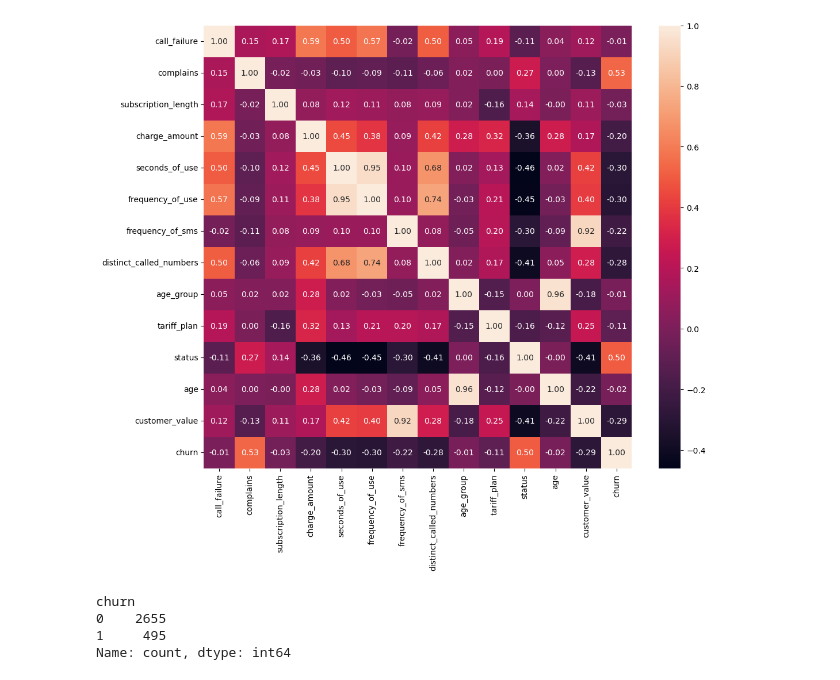
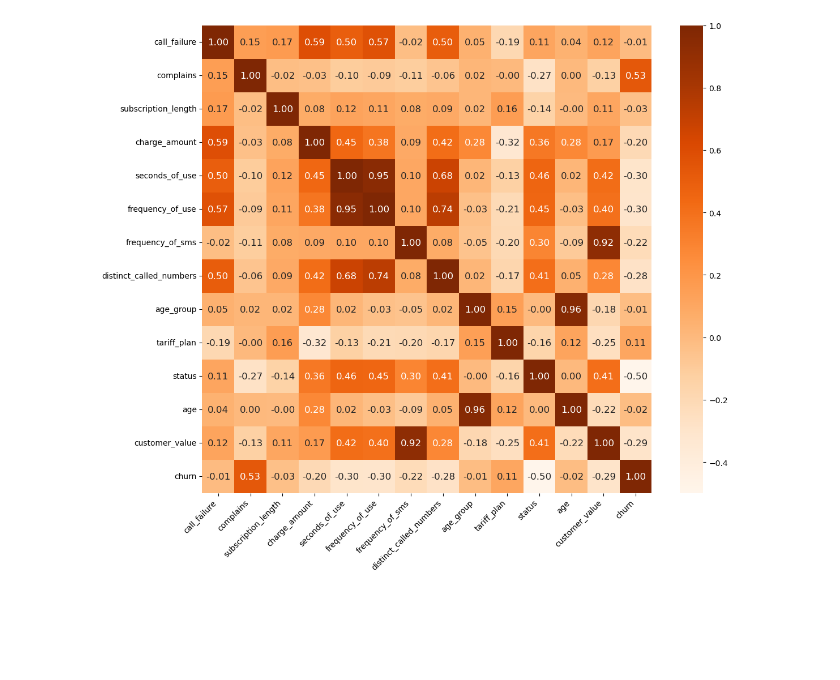
Before and after one commit to redRNR/Telecom-Churn-Prediction, a Jupyter notebook: Churn Project.ipynb, the cells around one changed output. Saved outputs shown, nothing was run; the diff lists cells and outputs as text; code cells hidden in the pictures; blank space fills up the shorter version.

Commit message:
Plots and Final Churn Prediction

```diff
--- a/Churn Project.ipynb
+++ b/Churn Project.ipynb
@@ -16,4 +16,8 @@ from sklearn.metrics import accuracy_score, precision_score, recall_score, f1_sc
 df = pd.read_csv("Customer Churn.csv")
 # %%
 df.columns = df.columns.str.lower().str.replace(r'\s+', '_', regex=True)
+# %%
+# The 'tariff_plan' and 'status' columns are binary, but use 2 and 1 instead of the standard 0 and 1.
+# This code replaces all occurrences of 2 with 0 to standardize the binary format.
+df[['tariff_plan', 'status']] = df[['tariff_plan', 'status']].replace(2, 0)
 # %%
@@ -62,15 +71,13 @@ Series([], dtype: int64)
 # %%
+# Create correlation table and plot
 corr_table = df.corr()
 plt.figure(figsize=(12,10))
-sns.heatmap(corr_table, annot=True, annot_kws={"size": 10}, fmt=".2f")
+sns.heatmap(corr_table, annot=True, annot_kws={"size": 12}, fmt=".2f", cmap="Oranges")
+plt.xticks(rotation=45, ha='right')
+plt.tight_layout()  # Add this to prevent label cutoff
+plt.savefig("correlation_heatmap.png", dpi=300, bbox_inches='tight')  # Add bbox_inches='tight' to prevent label cutoff
 plt.show()
+plt.close()
 # %% [output]
-[figure, old version]
+[figure, new version]
-# %%
-df.churn.value_counts()
-# %% [output]
-churn
-0    2655
-1     495
-Name: count, dtype: int64
 # %%
```
Also changed, not shown: parts of 10 cells of this notebook, 5 other files.
